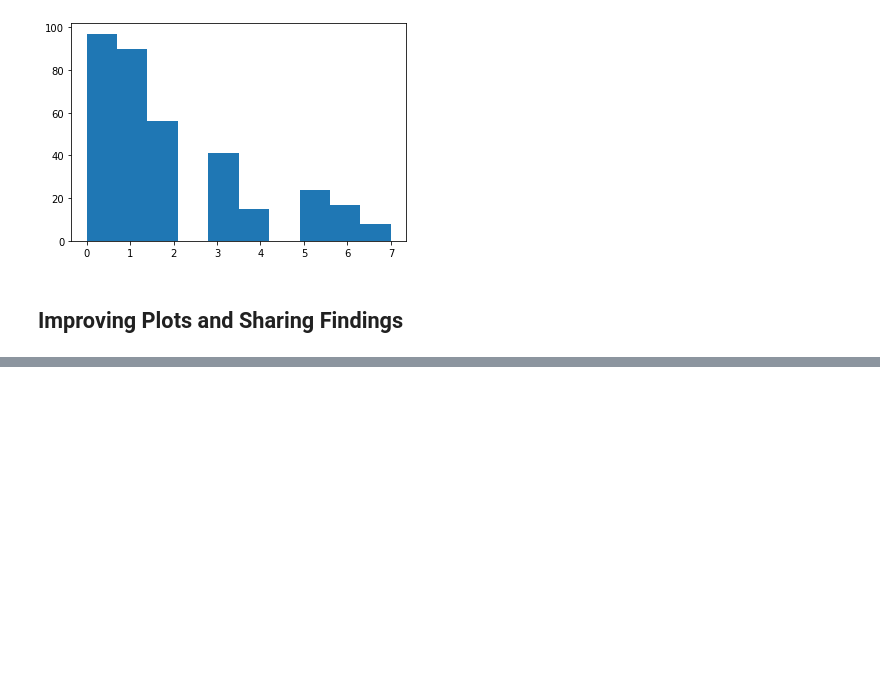
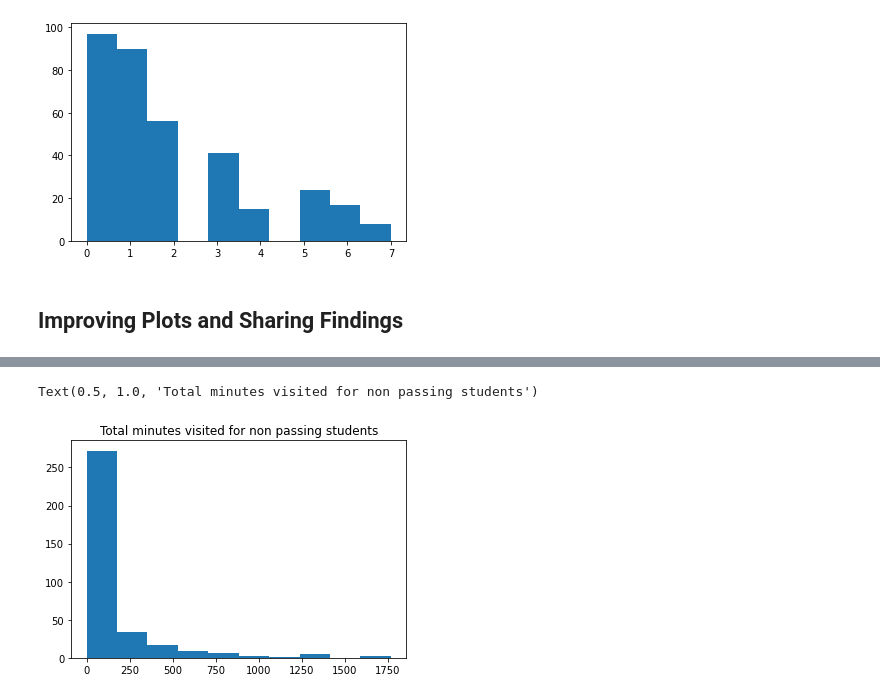
Before and after one commit to bhupendpatil/Practice, a Jupyter notebook: Data Analysis/DataAnalysisProcess/L1_Starter_Code.ipynb, the cells around one changed output, grey strips where cells are left out. Cells and saved outputs as stored; diff of their text form; code cells hidden in the pictures; blank space fills up the shorter version.

```diff
--- a/Data Analysis/DataAnalysisProcess/L1_Starter_Code.ipynb
+++ b/Data Analysis/DataAnalysisProcess/L1_Starter_Code.ipynb
@@ -619,0 +628,6 @@ non passing students
+# %%
+plt.hist(list(non_passing_students_mins.values()))
+plt.title("Total minutes visited for non passing students")
+# %% [output]
+Text(0.5, 1.0, 'Total minutes visited for non passing students')
+[figure, added]
```
Also changed, not shown: parts of 5 cells of this notebook.
